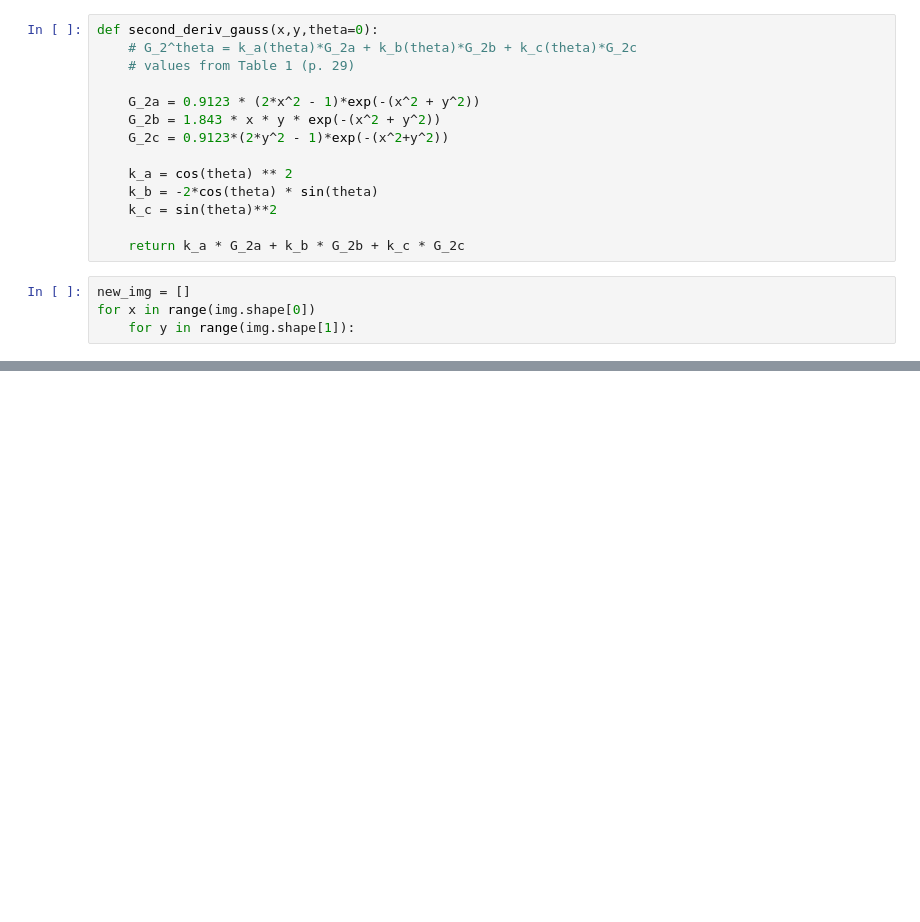
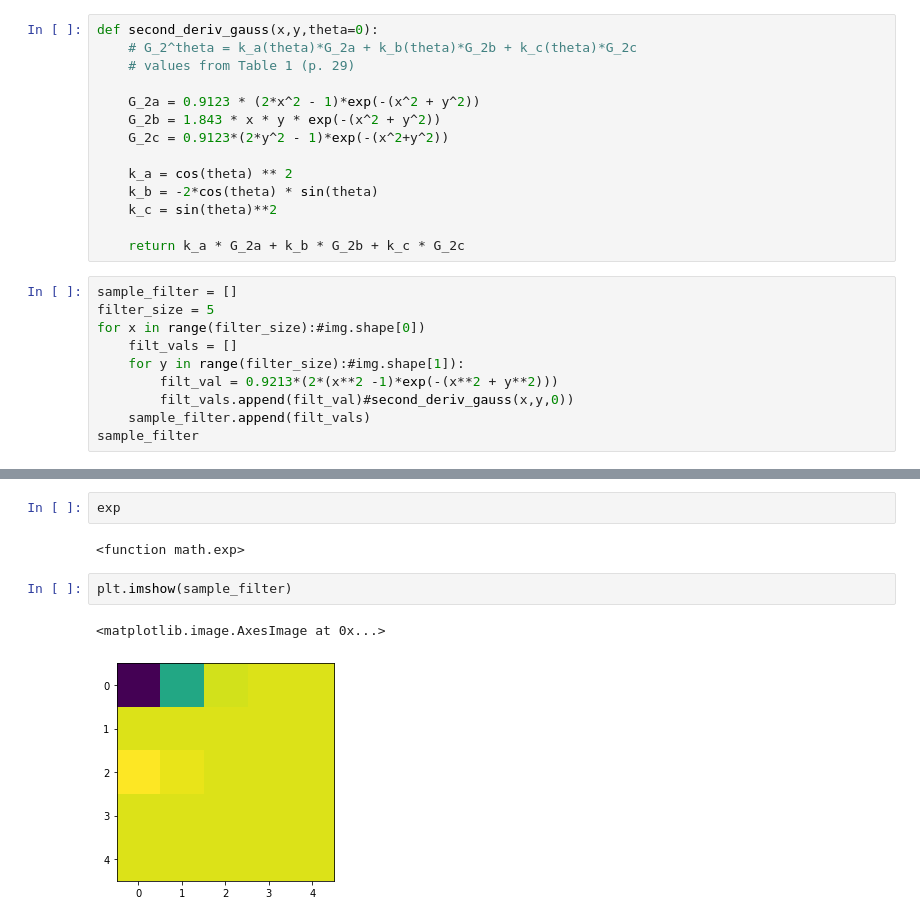
Before and after one commit to collinskatie/motion_without_movement, a Jupyter notebook: simple_filter.ipynb, the cells around one changed output, grey strips where cells are left out. Drawn from its saved outputs; the diff is of its cells as text; blank space fills up the shorter version.

Commit message:
latest exploration of filters

```diff
--- a/simple_filter.ipynb
+++ b/simple_filter.ipynb
@@ -112,7 +112,13 @@ def second_deriv_gauss(x,y,theta=0):
 
     return k_a * G_2a + k_b * G_2b + k_c * G_2c
 # %%
-new_img = []
-for x in range(img.shape[0])
-    for y in range(img.shape[1]):
+sample_filter = []
+filter_size = 5
+for x in range(filter_size):#img.shape[0])
+    filt_vals = []
+    for y in range(filter_size):#img.shape[1]):
+        filt_val = 0.9213*(2*(x**2 -1)*exp(-(x**2 + y**2)))
+        filt_vals.append(filt_val)#second_deriv_gauss(x,y,0))
+    sample_filter.append(filt_vals)
+sample_filter
 # %% [output]
@@ -119,0 +142,9 @@ for x in range(img.shape[0])
+# %%
+exp
+# %% [output]
+<function math.exp>
+# %%
+plt.imshow(sample_filter)
+# %% [output]
+<matplotlib.image.AxesImage at 0x...>
+[figure, added]
```
Also changed, not shown: parts of 5 cells of this notebook.
